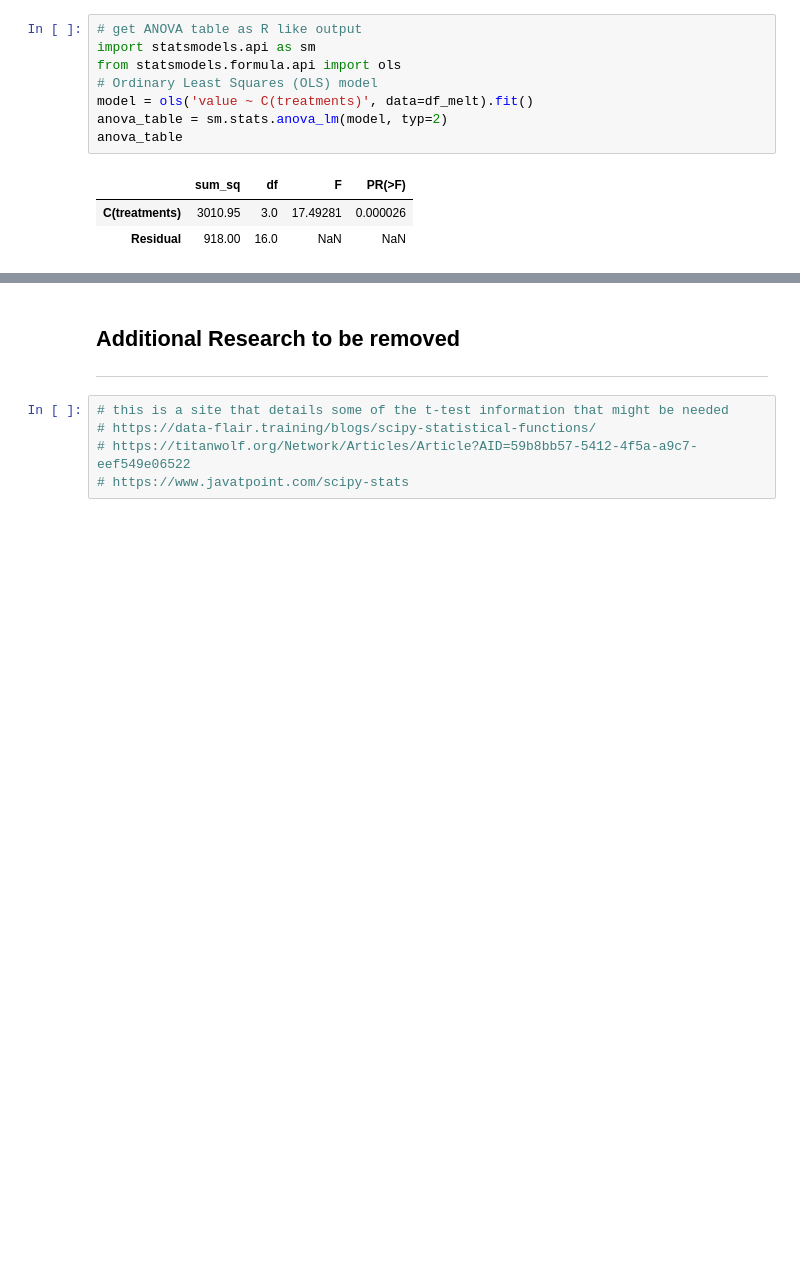
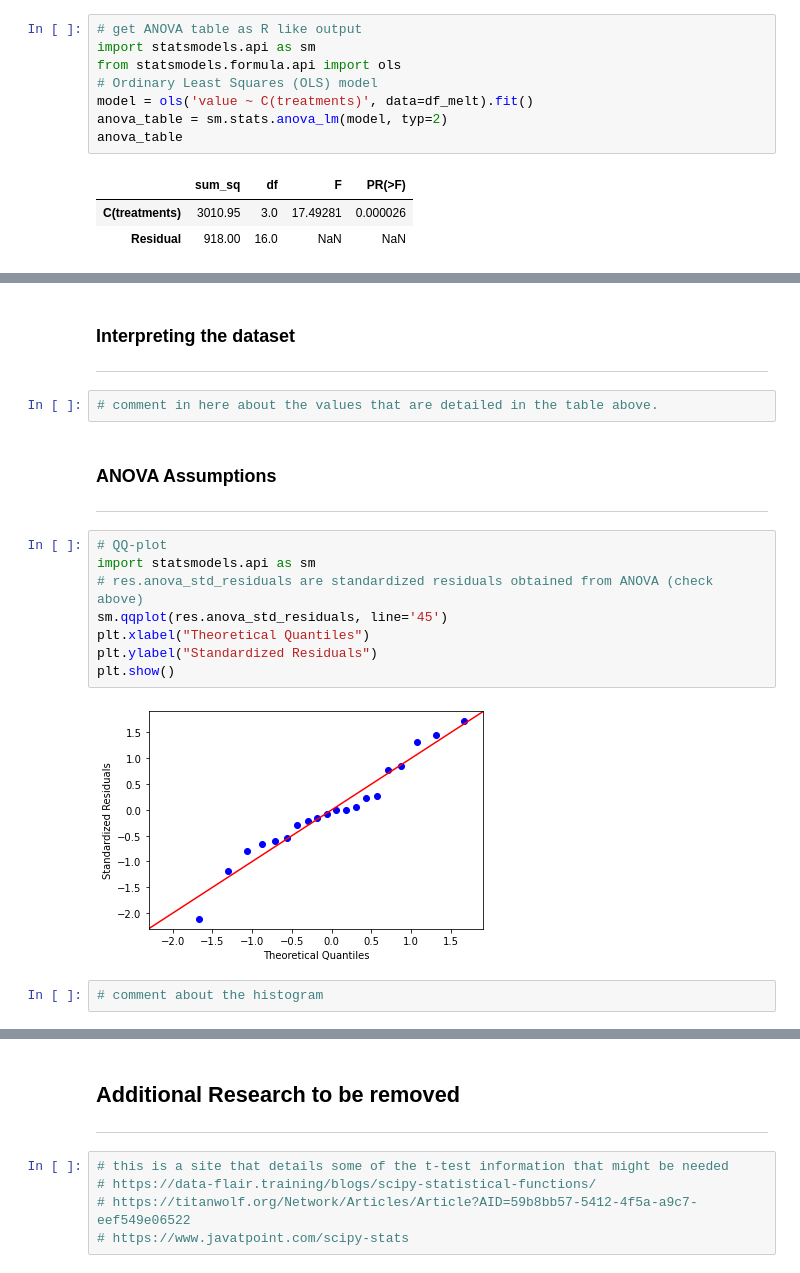
Before and after one commit to jonkavana/Machine-Learning-CA, a Jupyter notebook: scipy-stats.ipynb, the cells around one changed output, grey strips where cells are left out. Drawn from its saved outputs; the diff is of its cells as text; blank space fills up the shorter version.

Commit message:
Core framework for ANOVA assumptions being tested added.

```diff
--- a/scipy-stats.ipynb
+++ b/scipy-stats.ipynb
@@ -248,0 +259,20 @@ ModuleNotFoundError: No module named 'bioinfokit'
+# %% [markdown]
+### Interpreting the dataset
+***
+# %%
+# comment in here about the values that are detailed in the table above.
+# %% [markdown]
+### ANOVA Assumptions
+***
+# %%
+# QQ-plot
+import statsmodels.api as sm
+# res.anova_std_residuals are standardized residuals obtained from ANOVA (check above)
+sm.qqplot(res.anova_std_residuals, line='45')
+plt.xlabel("Theoretical Quantiles")
+plt.ylabel("Standardized Residuals")
+plt.show()
+# %% [output]
+[figure, added]
+# %%
+# comment about the histogram
```
Also changed, not shown: parts of 16 cells of this notebook.
